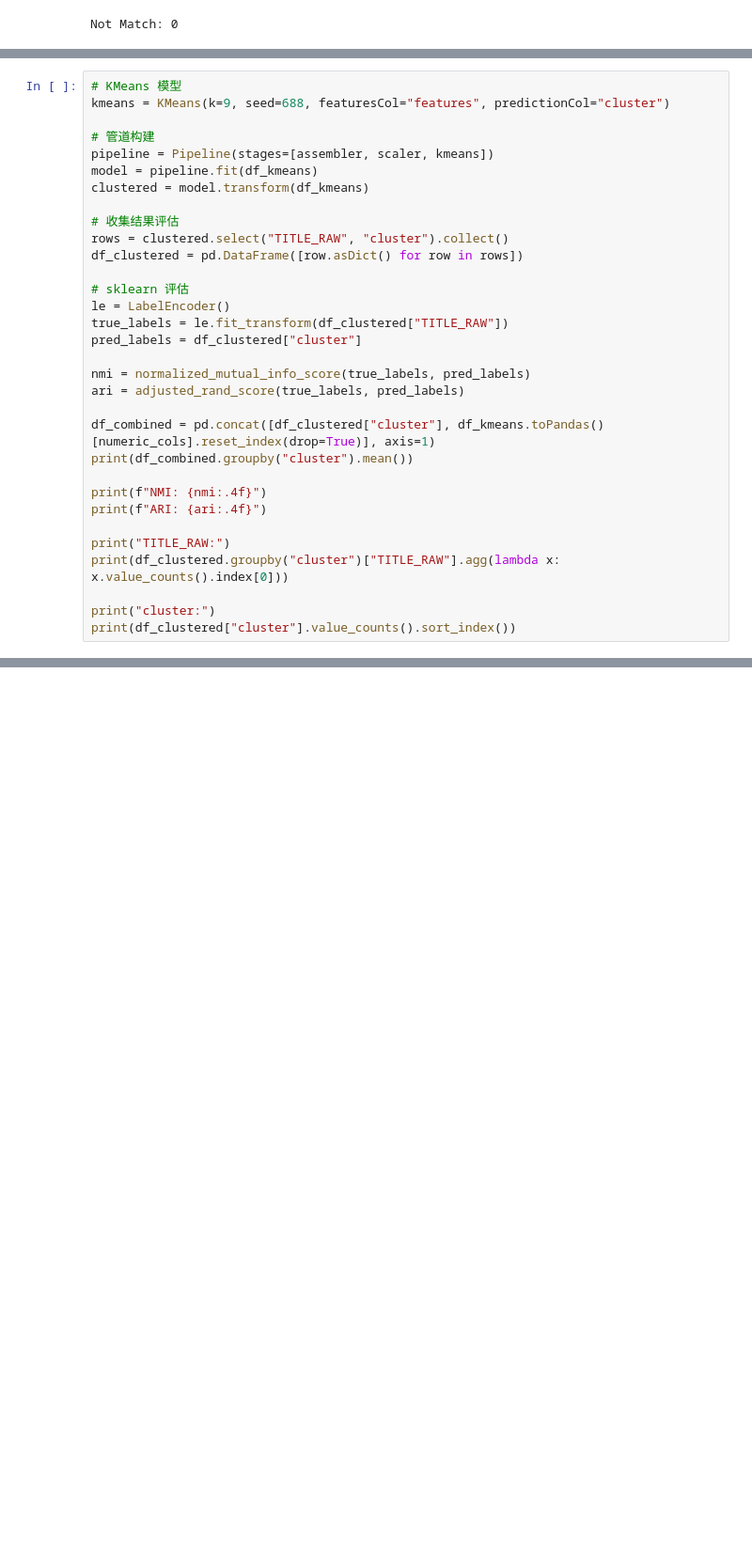
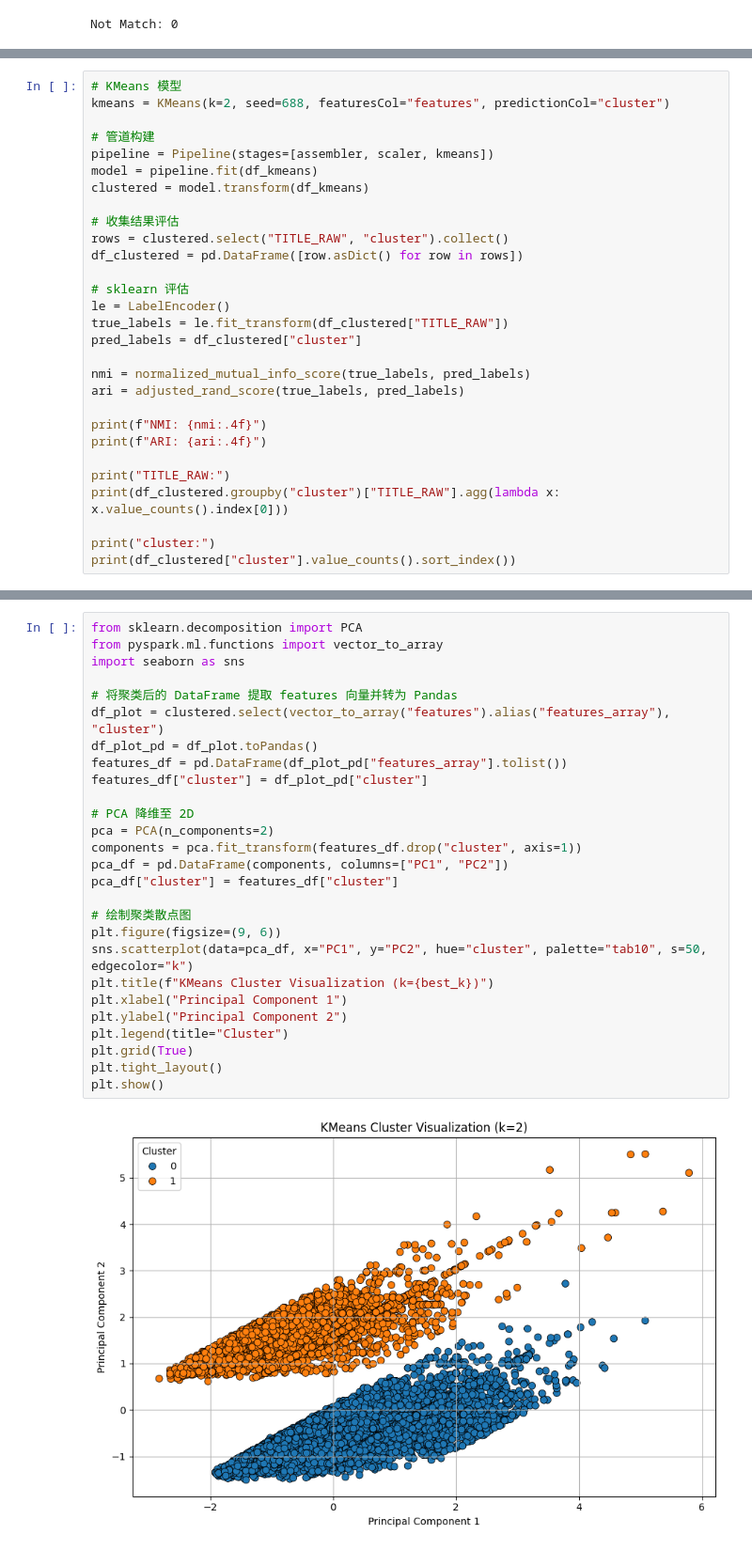
Before and after one commit to CYXNBNBNB/ad688-employability-sp25A1-group6, a Jupyter notebook: test.ipynb, the cells around one changed output, grey strips where cells are left out. Shown at 94% size. Saved outputs shown, nothing was run; the diff lists cells and outputs as text; blank space fills up the shorter version.

```diff
--- a/test.ipynb
+++ b/test.ipynb
@@ -181,6 +175,6 @@ k = 10, Silhouette Score = 0.4697
 # %%
 # KMeans 模型
-kmeans = KMeans(k=9, seed=688, featuresCol="features", predictionCol="cluster")
+kmeans = KMeans(k=2, seed=688, featuresCol="features", predictionCol="cluster")
 
 # 管道构建
 pipeline = Pipeline(stages=[assembler, scaler, kmeans])
@@ -199,9 +193,6 @@ pred_labels = df_clustered["cluster"]
 nmi = normalized_mutual_info_score(true_labels, pred_labels)
 ari = adjusted_rand_score(true_labels, pred_labels)
 
-df_combined = pd.concat([df_clustered["cluster"], df_kmeans.toPandas()[numeric_cols].reset_index(drop=True)], axis=1)
-print(df_combined.groupby("cluster").mean())
-
 print(f"NMI: {nmi:.4f}")
 print(f"ARI: {ari:.4f}")
 
@@ -231,4 +217,33 @@ cluster
 Name: count, dtype: int64
+# %%
+from sklearn.decomposition import PCA
+from pyspark.ml.functions import vector_to_array
+import seaborn as sns
+
+# 将聚类后的 DataFrame 提取 features 向量并转为 Pandas
+df_plot = clustered.select(vector_to_array("features").alias("features_array"), "cluster")
+df_plot_pd = df_plot.toPandas()
+features_df = pd.DataFrame(df_plot_pd["features_array"].tolist())
+features_df["cluster"] = df_plot_pd["cluster"]
+
+# PCA 降维至 2D
+pca = PCA(n_components=2)
+components = pca.fit_transform(features_df.drop("cluster", axis=1))
+pca_df = pd.DataFrame(components, columns=["PC1", "PC2"])
+pca_df["cluster"] = features_df["cluster"]
+
+# 绘制聚类散点图
+plt.figure(figsize=(9, 6))
+sns.scatterplot(data=pca_df, x="PC1", y="PC2", hue="cluster", palette="tab10", s=50, edgecolor="k")
+plt.title(f"KMeans Cluster Visualization (k={best_k})")
+plt.xlabel("Principal Component 1")
+plt.ylabel("Principal Component 2")
+plt.legend(title="Cluster")
+plt.grid(True)
+plt.tight_layout()
+plt.show()
+# %% [output]
+[figure, added]
 # %%
 # ===== 多元线性回归（标准化版本）=====
 from pyspark.ml.feature import VectorAssembler, StandardScaler
```
Also changed, not shown: parts of 2 cells of this notebook.
